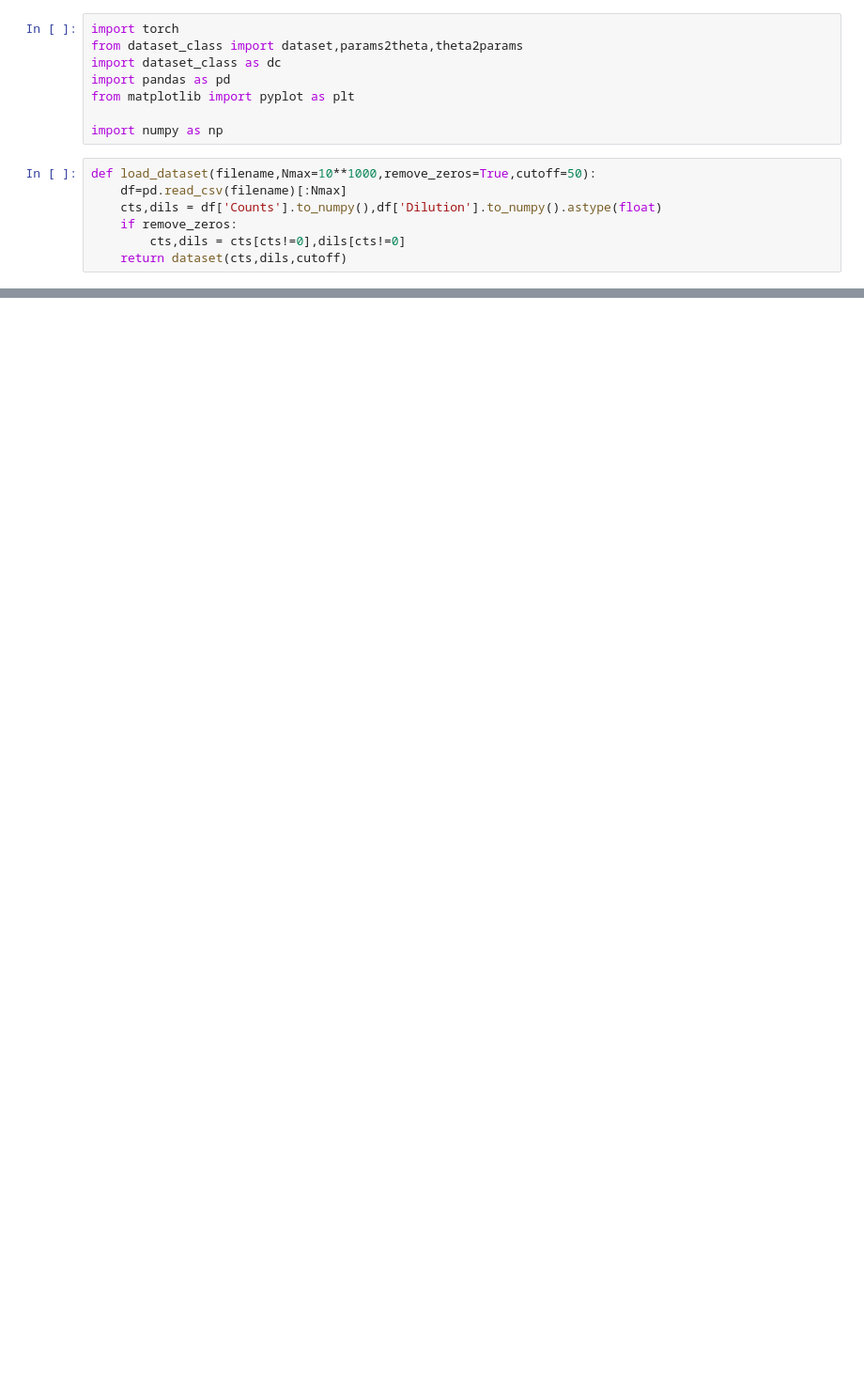
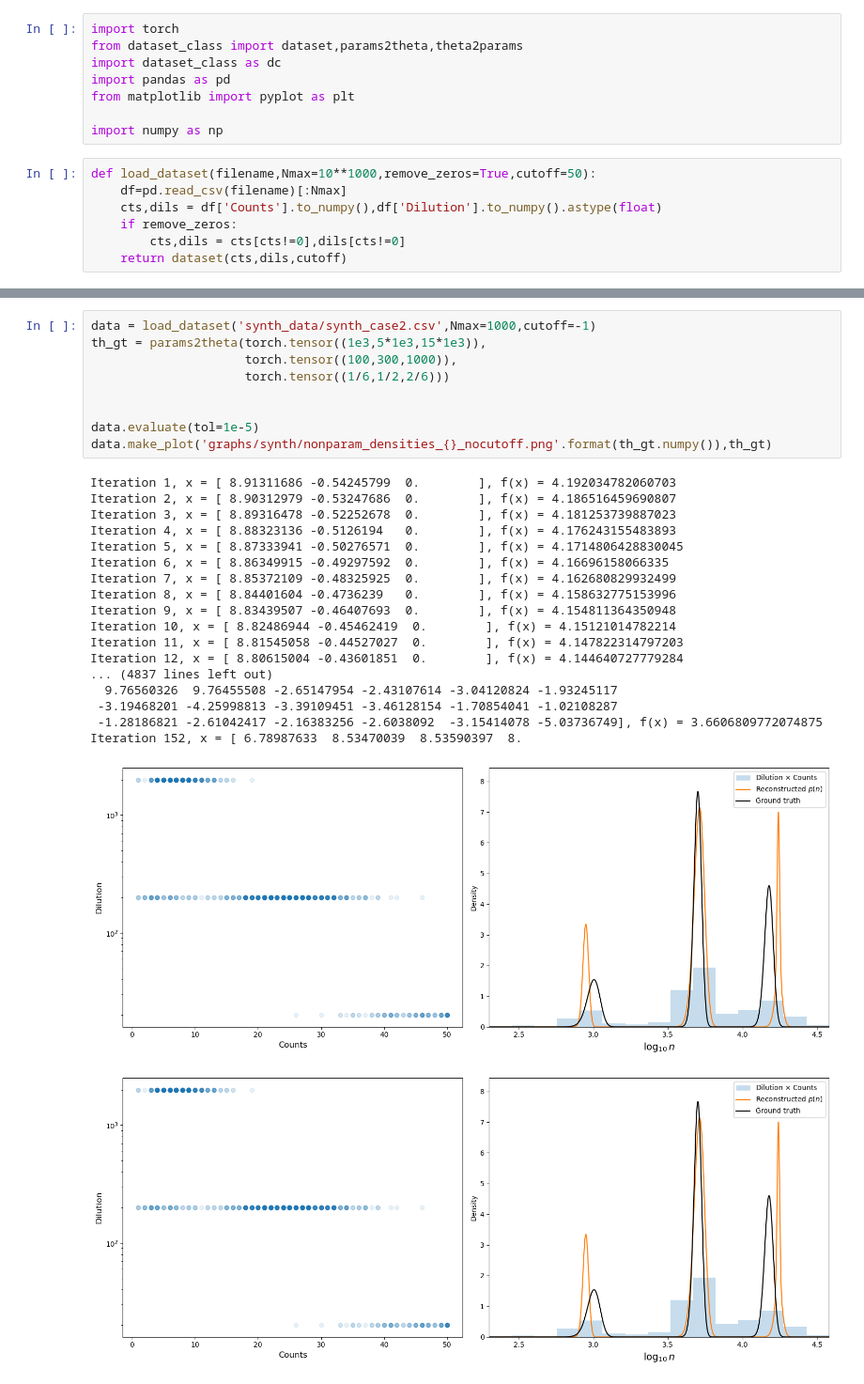
Before and after one commit to PessoaP/REPOP, a Jupyter notebook: check_synth.ipynb, the cells around one changed output, grey strips where cells are left out. Shown at 94% size. Drawn from its saved outputs; the diff is of its cells as text; blank space fills up the shorter version.

```diff
--- a/check_synth.ipynb
+++ b/check_synth.ipynb
@@ -166,0 +57,29 @@ with open('graphs/synth/report_{}.txt'.format(th_gt.numpy()), 'w') as file:
+# %%
+data = load_dataset('synth_data/synth_case2.csv',Nmax=1000,cutoff=-1)
+th_gt = params2theta(torch.tensor((1e3,5*1e3,15*1e3)),
+                     torch.tensor((100,300,1000)),
+                     torch.tensor((1/6,1/2,2/6)))
+
+
+data.evaluate(tol=1e-5)
+data.make_plot('graphs/synth/nonparam_densities_{}_nocutoff.png'.format(th_gt.numpy()),th_gt)
+# %% [output]
+Iteration 1, x = [ 8.91311686 -0.54245799  0.        ], f(x) = 4.192034782060703
+Iteration 2, x = [ 8.90312979 -0.53247686  0.        ], f(x) = 4.186516459690807
+Iteration 3, x = [ 8.89316478 -0.52252678  0.        ], f(x) = 4.181253739887023
+Iteration 4, x = [ 8.88323136 -0.5126194   0.        ], f(x) = 4.176243155483893
+Iteration 5, x = [ 8.87333941 -0.50276571  0.        ], f(x) = 4.1714806428830045
+Iteration 6, x = [ 8.86349915 -0.49297592  0.        ], f(x) = 4.16696158066335
+Iteration 7, x = [ 8.85372109 -0.48325925  0.        ], f(x) = 4.162680829932499
+Iteration 8, x = [ 8.84401604 -0.4736239   0.        ], f(x) = 4.158632775153996
+Iteration 9, x = [ 8.83439507 -0.46407693  0.        ], f(x) = 4.154811364350948
+Iteration 10, x = [ 8.82486944 -0.45462419  0.        ], f(x) = 4.15121014782214
+Iteration 11, x = [ 8.81545058 -0.44527027  0.        ], f(x) = 4.147822314797203
+Iteration 12, x = [ 8.80615004 -0.43601851  0.        ], f(x) = 4.144640727779284
+... (4837 lines left out)
+  9.76560326  9.76455508 -2.65147954 -2.43107614 -3.04120824 -1.93245117
+ -3.19468201 -4.25998813 -3.39109451 -3.46128154 -1.70854041 -1.02108287
+ -1.28186821 -2.61042417 -2.16383256 -2.6038092  -3.15414078 -5.03736749], f(x) = 3.6606809772074875
+Iteration 152, x = [ 6.78987633  8.53470039  8.53590397  8.
+[figure, added]
+[figure, added]
```
Also changed, not shown: parts of 15 cells of this notebook, 2 other files.
